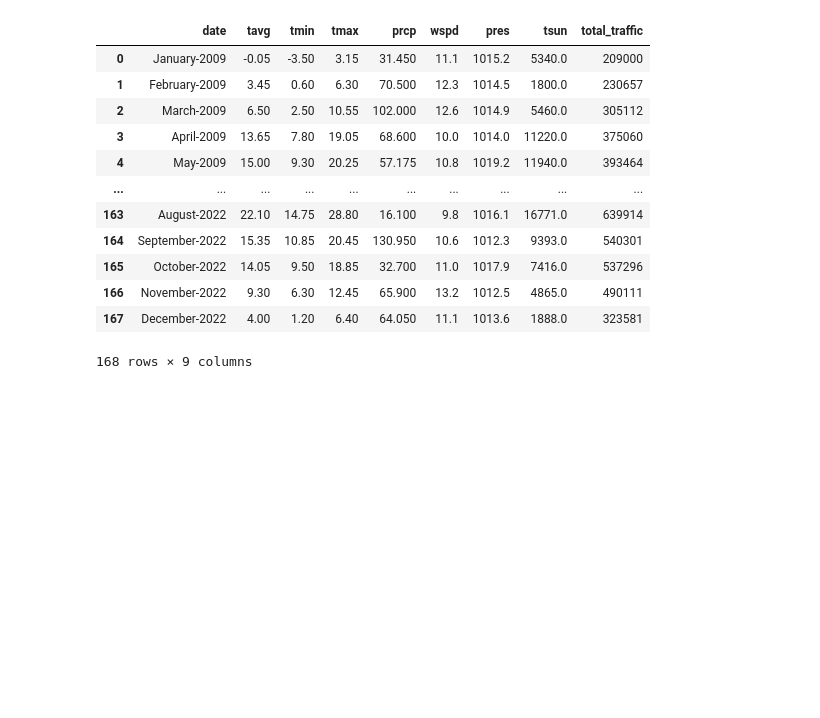
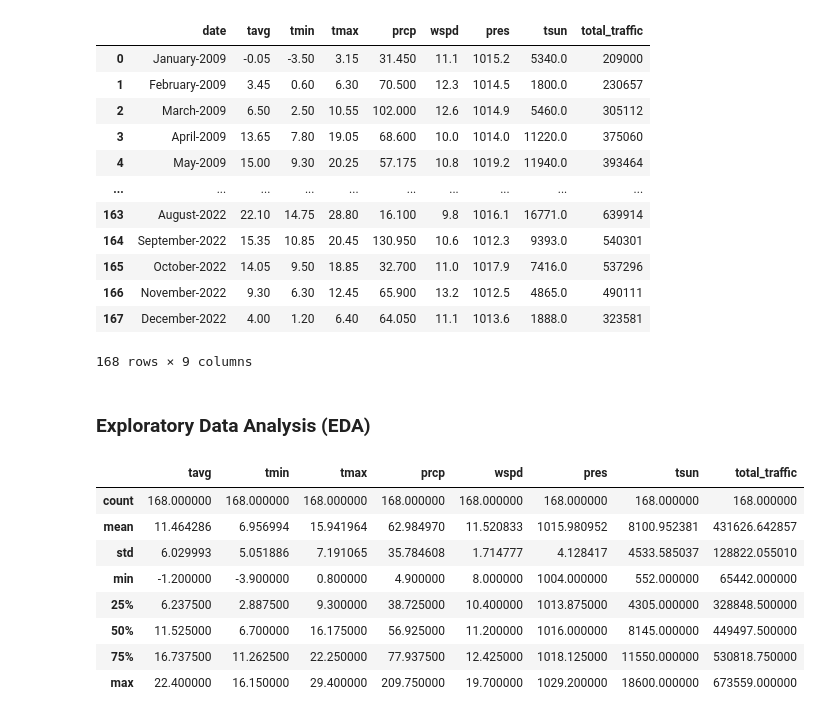
Before and after one commit to sujitdebnath/fau-data-engineering-ss23, a Jupyter notebook: project/report.ipynb, the cells around one changed output. Cells and saved outputs as stored; diff of their text form; code cells hidden in the pictures; blank space fills up the shorter version.

```diff
--- a/project/report.ipynb
+++ b/project/report.ipynb
@@ -419,3 +422,17 @@ final_combined_df
 | 166 | November-2022 | 9.30 | 6.30 | 12.45 | 65.900 | 13.2 | 1012.5 | 4865.0 | 490111 |
 | 167 | December-2022 | 4.00 | 1.20 | 6.40 | 64.050 | 11.1 | 1013.6 | 1888.0 | 323581 |
 168 rows × 9 columns
+# %% [markdown]
+### Exploratory Data Analysis (EDA)
+# %%
+final_combined_df.describe()
+# %% [output]
+|  | tavg | tmin | tmax | prcp | wspd | pres | tsun | total_traffic |
+| count | 168.000000 | 168.000000 | 168.000000 | 168.000000 | 168.000000 | 168.000000 | 168.000000 | 168.000000 |
+| mean | 11.464286 | 6.956994 | 15.941964 | 62.984970 | 11.520833 | 1015.980952 | 8100.952381 | 431626.642857 |
+| std | 6.029993 | 5.051886 | 7.191065 | 35.784608 | 1.714777 | 4.128417 | 4533.585037 | 128822.055010 |
+| min | -1.200000 | -3.900000 | 0.800000 | 4.900000 | 8.000000 | 1004.000000 | 552.000000 | 65442.000000 |
+| 25% | 6.237500 | 2.887500 | 9.300000 | 38.725000 | 10.400000 | 1013.875000 | 4305.000000 | 328848.500000 |
+| 50% | 11.525000 | 6.700000 | 16.175000 | 56.925000 | 11.200000 | 1016.000000 | 8145.000000 | 449497.500000 |
+| 75% | 16.737500 | 11.262500 | 22.250000 | 77.937500 | 12.425000 | 1018.125000 | 11550.000000 | 530818.750000 |
+| max | 22.400000 | 16.150000 | 29.400000 | 209.750000 | 19.700000 | 1029.200000 | 18600.000000 | 673559.000000 |
```
Also changed, not shown: parts of 4 cells of this notebook.
